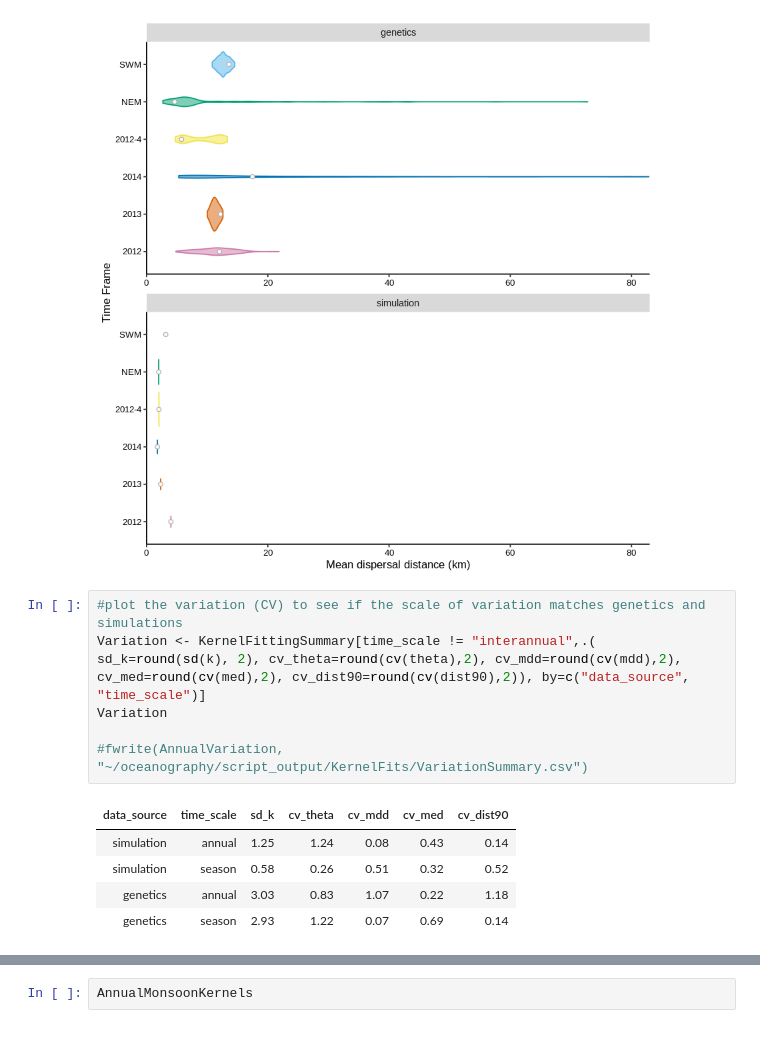
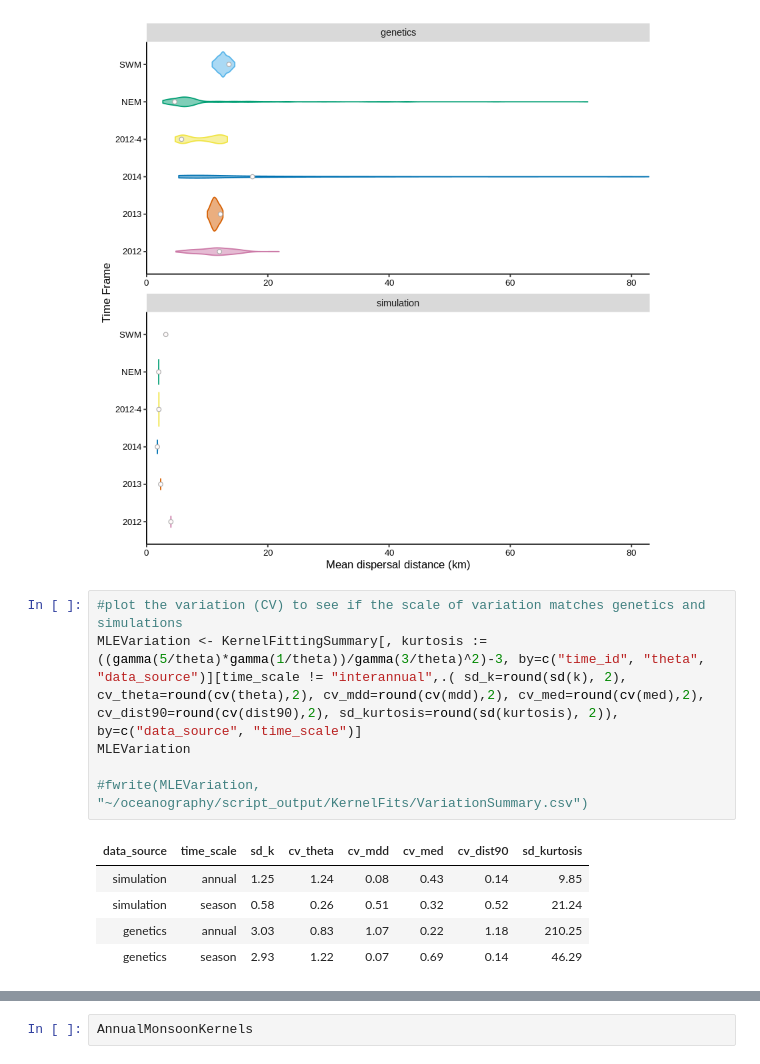
Before and after one commit to pinskylab/CamotesROMS, a Jupyter notebook: notebooks/process_ROMS_kernels.ipynb, the cells around one changed output, grey strips where cells are left out. Drawn from its saved outputs; the diff is of its cells as text.

```diff
--- a/notebooks/process_ROMS_kernels.ipynb
+++ b/notebooks/process_ROMS_kernels.ipynb
@@ -438,13 +438,13 @@ Warning message:
 [figure]
 # %%
 #plot the variation (CV) to see if the scale of variation matches genetics and simulations
-Variation <- KernelFittingSummary[time_scale != "interannual",.( sd_k=round(sd(k), 2), cv_theta=round(cv(theta),2), cv_mdd=round(cv(mdd),2), cv_med=round(cv(med),2), cv_dist90=round(cv(dist90),2)), by=c("data_source", "time_scale")]
-Variation
+MLEVariation <- KernelFittingSummary[, kurtosis := ((gamma(5/theta)*gamma(1/theta))/gamma(3/theta)^2)-3, by=c("time_id", "theta", "data_source")][time_scale != "interannual",.( sd_k=round(sd(k), 2), cv_theta=round(cv(theta),2), cv_mdd=round(cv(mdd),2), cv_med=round(cv(med),2), cv_dist90=round(cv(dist90),2), sd_kurtosis=round(sd(kurtosis), 2)), by=c("data_source", "time_scale")]
+MLEVariation
 
-#fwrite(AnnualVariation, "~/oceanography/script_output/KernelFits/VariationSummary.csv")
+#fwrite(MLEVariation, "~/oceanography/script_output/KernelFits/VariationSummary.csv")
 # %% [output]
-| data_source | time_scale | sd_k | cv_theta | cv_mdd | cv_med | cv_dist90 |
-| simulation | annual | 1.25 | 1.24 | 0.08 | 0.43 | 0.14 |
-| simulation | season | 0.58 | 0.26 | 0.51 | 0.32 | 0.52 |
-| genetics | annual | 3.03 | 0.83 | 1.07 | 0.22 | 1.18 |
-| genetics | season | 2.93 | 1.22 | 0.07 | 0.69 | 0.14 |
+| data_source | time_scale | sd_k | cv_theta | cv_mdd | cv_med | cv_dist90 | sd_kurtosis |
+| simulation | annual | 1.25 | 1.24 | 0.08 | 0.43 | 0.14 | 9.85 |
+| simulation | season | 0.58 | 0.26 | 0.51 | 0.32 | 0.52 | 21.24 |
+| genetics | annual | 3.03 | 0.83 | 1.07 | 0.22 | 1.18 | 210.25 |
+| genetics | season | 2.93 | 1.22 | 0.07 | 0.69 | 0.14 | 46.29 |
```
Also changed, not shown: parts of 8 cells of this notebook, 11 other files.
